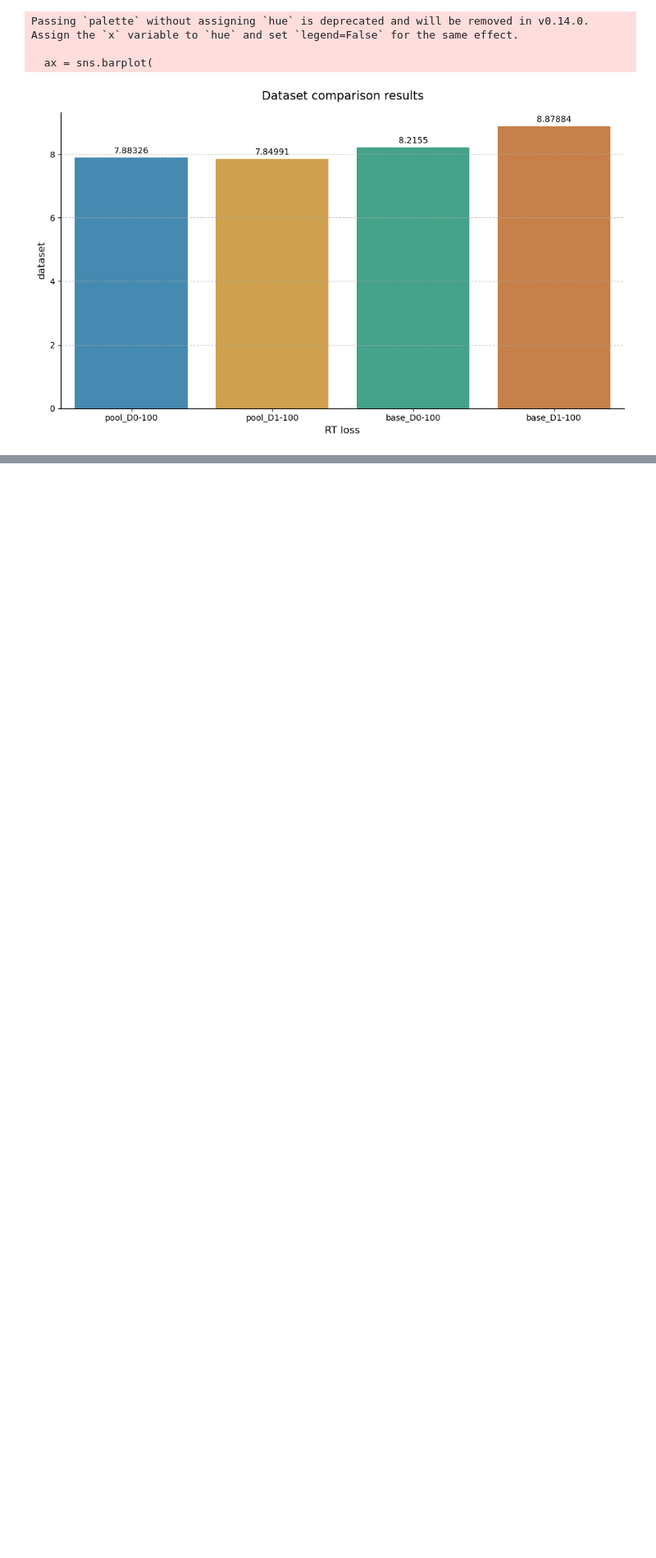
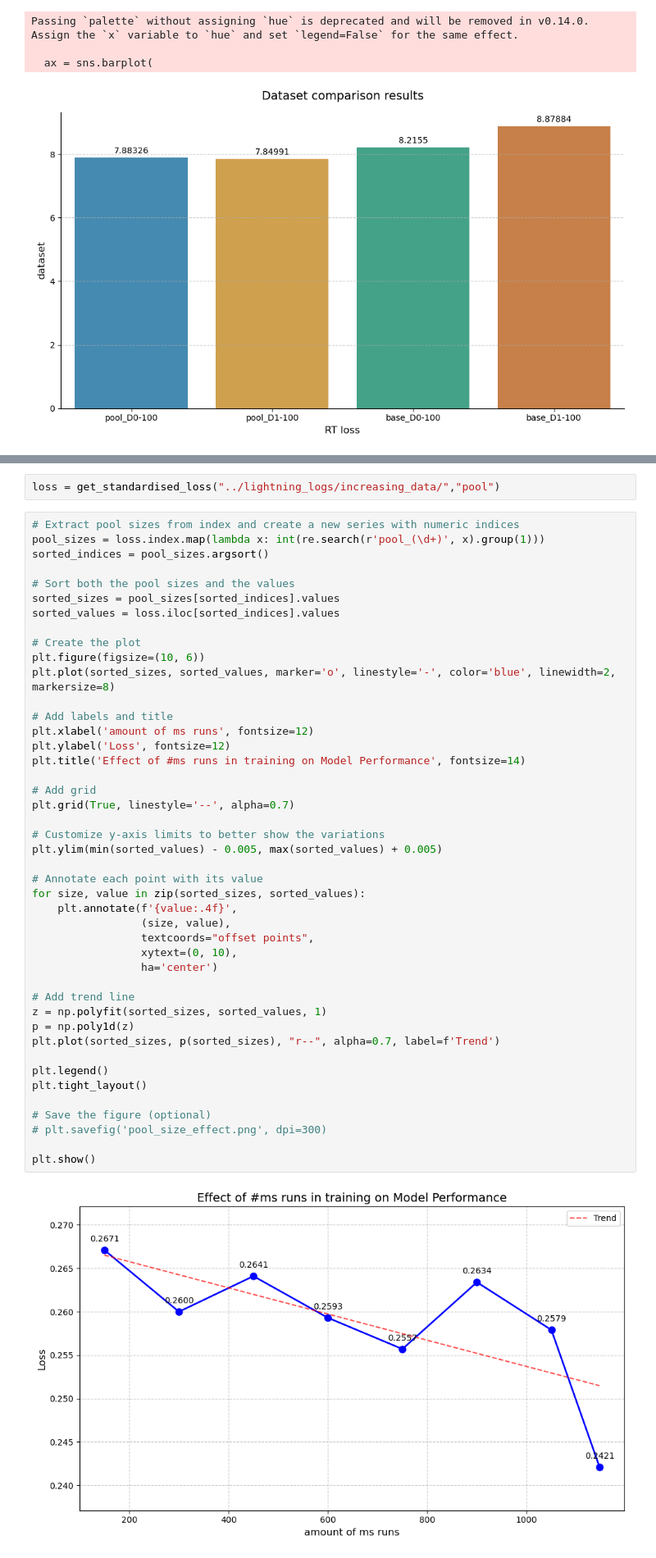
Before and after one commit to WannesLamberts/MTL-peptide-property-prediction-pool, a Jupyter notebook: notebooks/results.ipynb, the cells around one changed output, grey strips where cells are left out. Shown at 82% size. Cells and saved outputs as stored; diff of their text form; blank space fills up the shorter version.

Commit message:
dataset indices

```diff
--- a/notebooks/results.ipynb
+++ b/notebooks/results.ipynb
@@ -31,0 +39,48 @@ Passing `palette` without assigning `hue` is deprecated and will be removed in v
+# %%
+loss = get_standardised_loss("../lightning_logs/increasing_data/","pool")
+# %%
+# Extract pool sizes from index and create a new series with numeric indices
+pool_sizes = loss.index.map(lambda x: int(re.search(r'pool_(\d+)', x).group(1)))
+sorted_indices = pool_sizes.argsort()
+
+# Sort both the pool sizes and the values
+sorted_sizes = pool_sizes[sorted_indices].values
+sorted_values = loss.iloc[sorted_indices].values
+
+# Create the plot
+plt.figure(figsize=(10, 6))
+plt.plot(sorted_sizes, sorted_values, marker='o', linestyle='-', color='blue', linewidth=2, markersize=8)
+
+# Add labels and title
+plt.xlabel('amount of ms runs', fontsize=12)
+plt.ylabel('Loss', fontsize=12)
+plt.title('Effect of #ms runs in training on Model Performance', fontsize=14)
+
+# Add grid
+plt.grid(True, linestyle='--', alpha=0.7)
+
+# Customize y-axis limits to better show the variations
+plt.ylim(min(sorted_values) - 0.005, max(sorted_values) + 0.005)
+
+# Annotate each point with its value
+for size, value in zip(sorted_sizes, sorted_values):
+    plt.annotate(f'{value:.4f}',
+                 (size, value),
+                 textcoords="offset points",
+                 xytext=(0, 10),
+                 ha='center')
+
+# Add trend line
+z = np.polyfit(sorted_sizes, sorted_values, 1)
+p = np.poly1d(z)
+plt.plot(sorted_sizes, p(sorted_sizes), "r--", alpha=0.7, label=f'Trend')
+
+plt.legend()
+plt.tight_layout()
+
+# Save the figure (optional)
+# plt.savefig('pool_size_effect.png', dpi=300)
+
+plt.show()
+# %% [output]
+[figure, added]
```
Also changed, not shown: parts of 2 cells of this notebook, 1 other file.
